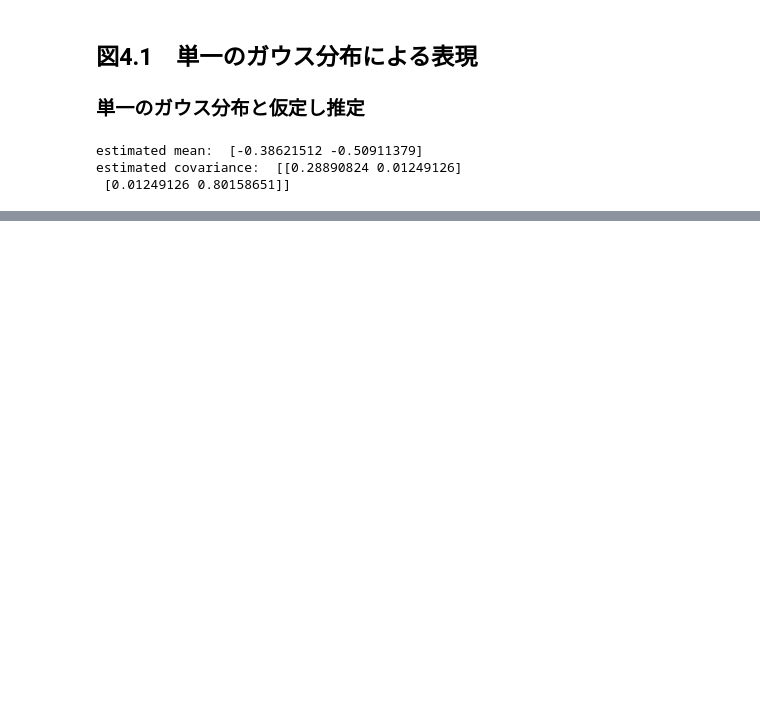
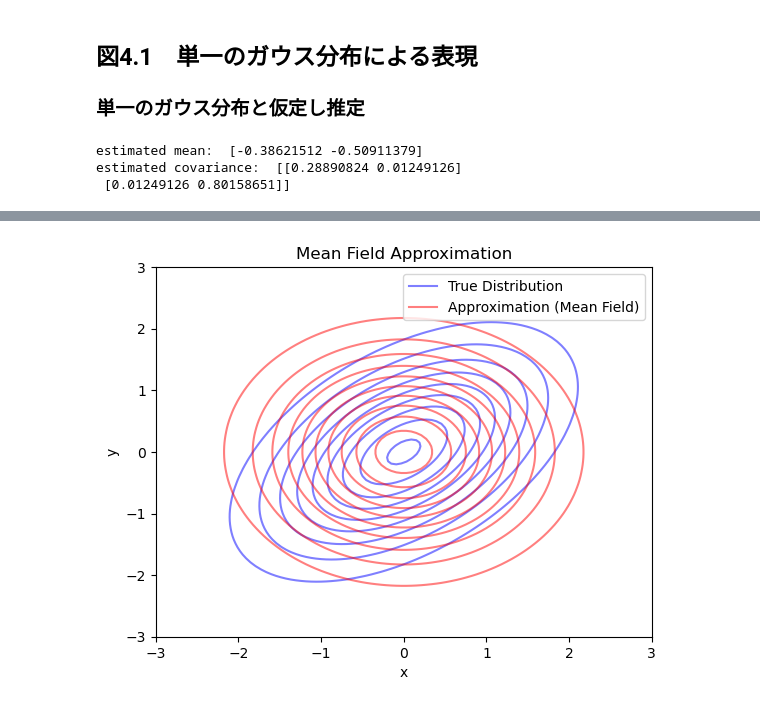
Before and after one commit to LABO-M/MachineLearningPhasesOfMatter, a Jupyter notebook: Bayes/Bayes_2.ipynb, the cells around one changed output, grey strips where cells are left out. Saved outputs shown, nothing was run; the diff lists cells and outputs as text; code cells hidden in the pictures; blank space fills up the shorter version.

```diff
--- a/Bayes/Bayes_2.ipynb
+++ b/Bayes/Bayes_2.ipynb
@@ -90,0 +171,47 @@ plt.show()
+# %%
+import numpy as np
+import matplotlib.pyplot as plt
+
+def mean_field_approximation(mu, sigma):
+    # 平均場近似に基づいて近似分布を計算する関数
+
+    # 近似分布のパラメータを計算
+    mu_i = mu.copy()
+    sigma_ii = np.diag(sigma)
+
+    return mu_i, sigma_ii
+
+# 正規分布のパラメータ
+mu = np.array([0, 0])  # 平均ベクトル
+sigma = np.array([[1, 0.5], [0.5, 1]])  # 共分散行列
+
+# 平均場近似による近似分布の計算
+mu_i, sigma_ii = mean_field_approximation(mu, sigma)
+
+# グリッド上の点に対して確率密度を計算
+x = np.linspace(-3, 3, 100)
+y = np.linspace(-3, 3, 100)
+X, Y = np.meshgrid(x, y)
+
+# 真の分布の確率密度を計算
+Z = multivariate_normal.pdf(np.dstack((X, Y)), mean=mu, cov=sigma)
+
+# 近似分布の確率密度を計算
+Q = multivariate_normal.pdf(np.dstack((X, Y)), mean=mu_i, cov=np.diag(sigma_ii))
+
+# 確率密度のプロット
+fig, ax = plt.subplots()
+ax.contour(X, Y, Z, colors='blue', alpha=0.5, levels=10)
+ax.contour(X, Y, Q, colors='red', alpha=0.5, levels=10)
+
+# 凡例の作成
+true_dist = plt.Line2D([], [], color='blue', alpha=0.5, label='True Distribution')
+approximation = plt.Line2D([], [], color='red', alpha=0.5, label='Approximation (Mean Field)')
+ax.legend(handles=[true_dist, approximation])
+
+ax.set_xlabel('x')
+ax.set_ylabel('y')
+ax.set_title('Mean Field Approximation')
+plt.show()
+# %% [output]
+[figure, added]
```
Also changed, not shown: parts of 10 cells of this notebook.
